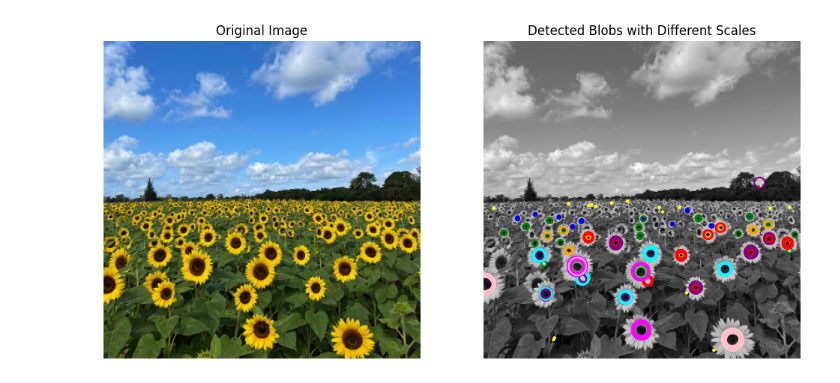
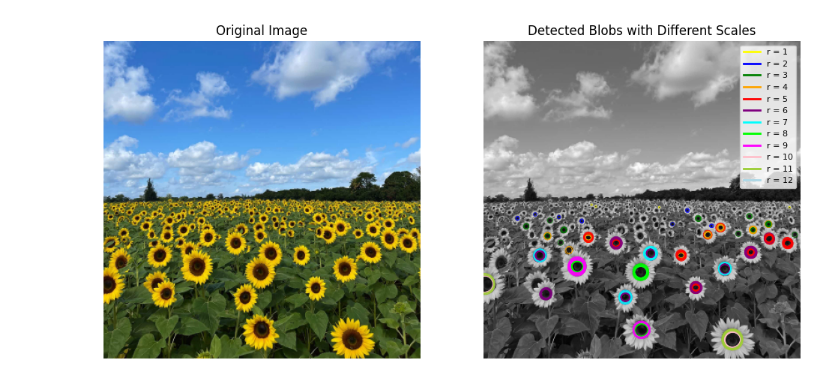
Before and after one commit to SamudraUduwaka/Fitting-and-Alignment, a Jupyter notebook: Question1.ipynb, the cells around one changed output. Saved outputs shown, nothing was run; the diff lists cells and outputs as text; code cells hidden in the pictures.

```diff
--- a/Question1.ipynb
+++ b/Question1.ipynb
@@ -28,5 +15,19 @@ def find_extrema(blob_img, threshold):
+# %%
+def find_blob_centers(log_image, sigma):
+    """Find local maxima in the LoG response image."""
+    coords = []
+    height, width = log_image.shape
+    neighborhood = 1  # 3x3 window size
+    for row in range(neighborhood, height-neighborhood):
+        for col in range(neighborhood, width-neighborhood):
+            local_window = log_image[row-neighborhood:row+neighborhood+1, col-neighborhood:col+neighborhood+1]
+            max_response = np.max(local_window)
+            if max_response >= 0.1:  # Adjust threshold for detection
+                x_offset, y_offset = np.unravel_index(np.argmax(local_window), local_window.shape)
+                coords.append((row + x_offset - neighborhood, col + y_offset - neighborhood))
+    return set(coords)
 # %%
-# Load and prepare the image
+# Load the image
 img_path = 'utils/the_berry_farms_sunflower_field.jpeg'
-image = cv2.imread(img_path, cv2.IMREAD_COLOR)
-grayscale_img = cv2.cvtColor(image, cv2.COLOR_BGR2GRAY) / 255.0  # normalize grayscale
+image = cv.imread(img_path, cv.IMREAD_REDUCED_COLOR_4)
+gray_image = cv.cvtColor(image, cv.COLOR_BGR2GRAY) / 255.0
@@ -93,36 +63,45 @@ plt.show()
 # %%
-
 # Display the original image with detected blobs overlayed
 fig, (ax_original, ax_overlay) = plt.subplots(1, 2, figsize=(12, 12))
 
 # Show the original image
 ax_original.imshow(cv.cvtColor(image, cv.COLOR_BGR2RGB))
 ax_original.set_title("Original Image")
 ax_original.axis('off')
 
 # Show the grayscale image with detected blobs overlayed
 ax_overlay.imshow(gray_image, cmap='gray')
 ax_overlay.set_title("Detected Blobs with Different Scales")
 ax_overlay.axis('off')
 
 # List of colors for different blob scales
-color_palette = ['yellow', 'blue', 'green', 'orange', 'red', 'purple', 'cyan', 'lime', 'magenta', 'pink']
+color_palette = ['yellow', 'blue', 'green', 'orange', 'red', 'purple', 'cyan', 'lime', 'magenta', 'pink','yellowgreen','lightblue']
+scale_labels = ['r = 1', 'r = 2', 'r = 3', 'r = 4', 'r = 5', 'r = 6', 'r = 7', 'r = 8', 'r = 9', 'r = 10', 'r = 11', 'r = 12']
 
-# Loop through a range of sigma values and overlay the detected blobs on the grayscale image
-for i in range(1, 11):
-    sigma = i / 1.414
-    log_kernel = sigma ** 2 * generate_log_kernel(sigma)
+# Patches and labels for the legend
+patches = []
+
+# Loop through the same sigma values: r from 1 to 12
+for i, r in enumerate(range(1, 13, 1)):
+    sigma = r / 1.414
+    log_kernel = sigma ** 2 * gaussian_laplacian_kernel(sigma)
 
     # Apply LoG filter and find blobs
     log_response = np.square(cv.filter2D(gray_image, -1, log_kernel))
     blob_centers = find_blob_centers(log_response, sigma)
 
     # Draw blobs as circles with different colors based on the scale
     for x, y in blob_centers:
-        circle = plt.Circle((y, x), sigma * 1.414, color=color_palette[i-1], linewidth=1.5, fill=False)
+        circle = plt.Circle((y, x), sigma * 1.414, color=color_palette[i], linewidth=0.5, fill=False)
         ax_overlay.add_patch(circle)
+
+    # Create a patch for the legend corresponding to this scale
+    patches.append(plt.Line2D([0], [0], color=color_palette[i], lw=2))
+
+# Add the legend
+ax_overlay.legend(patches, scale_labels, loc='best', fontsize=8)
 
 # Show the final plot
 plt.show()
 # %% [output]
-[figure, old version]
+[figure, new version]
```
Also changed, not shown: parts of 6 cells of this notebook, 1 other file.
